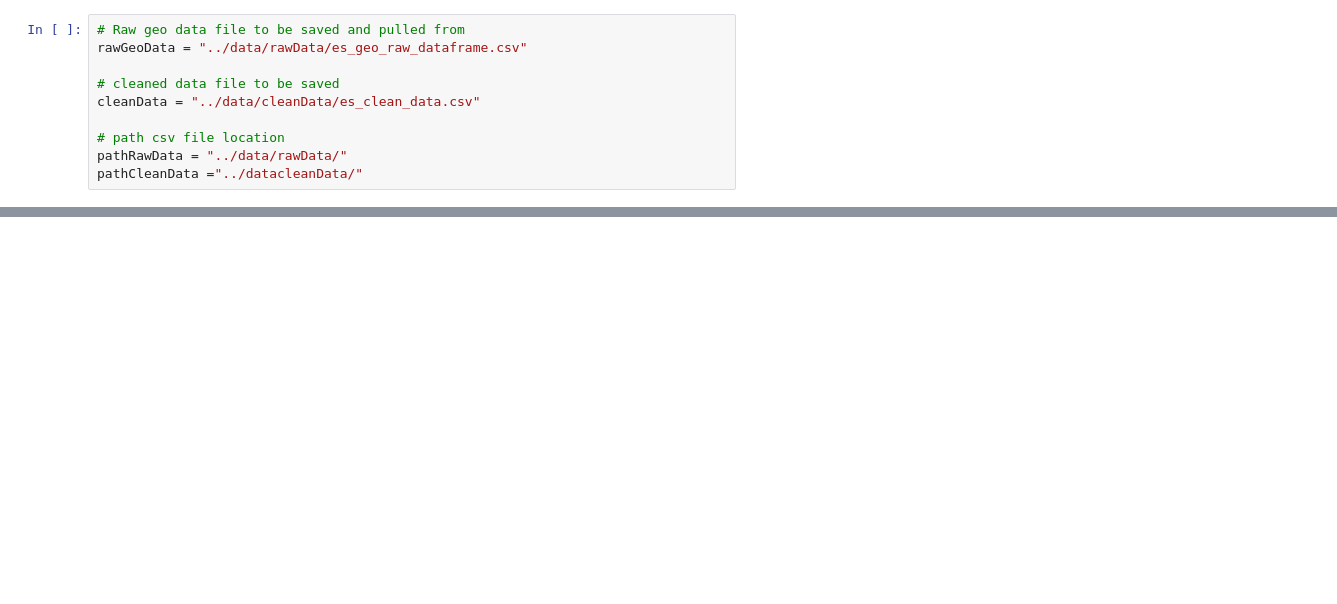
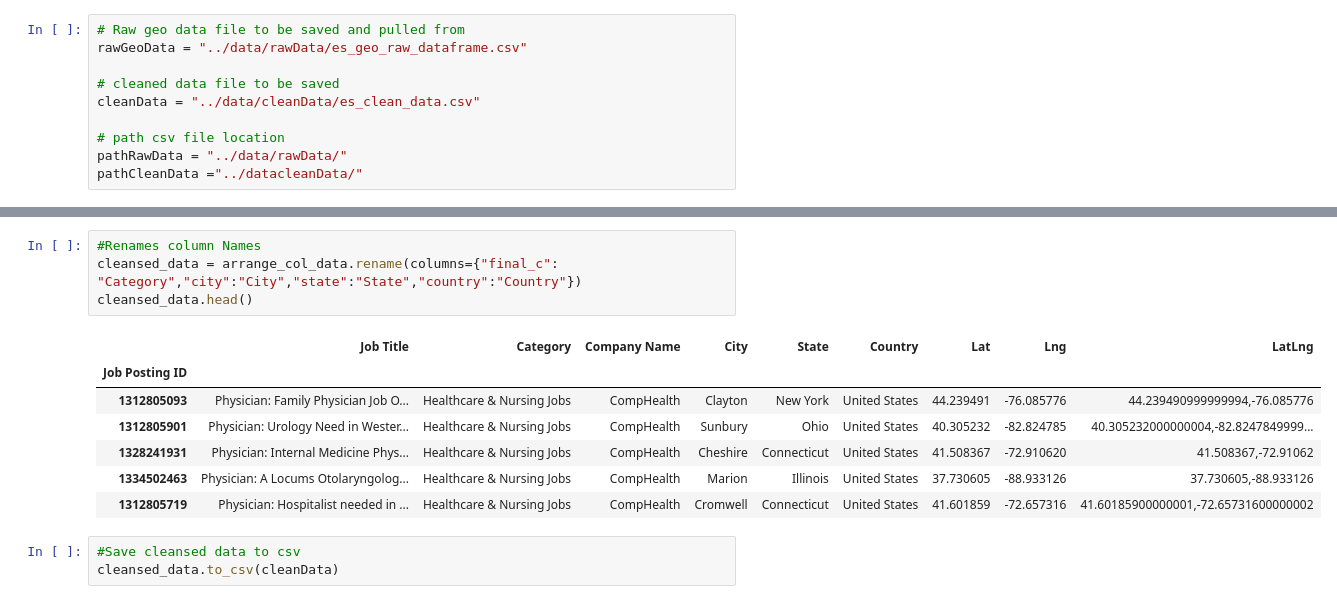
Before and after one commit to jmitterh/ProjectOnePyBootCamp, a Jupyter notebook: notebooks/ES_Cleaning_Up_Data.ipynb, the cells around one changed output, grey strips where cells are left out. Cells and saved outputs as stored; diff of their text form; blank space fills up the shorter version.

```diff
--- a/notebooks/ES_Cleaning_Up_Data.ipynb
+++ b/notebooks/ES_Cleaning_Up_Data.ipynb
@@ -31,0 +211,15 @@ geo_csv_file_copy = geo_csv_file.copy()
+# %%
+#Renames column Names
+cleansed_data = arrange_col_data.rename(columns={"final_c": "Category","city":"City","state":"State","country":"Country"})
+cleansed_data.head()
+# %% [output]
+|  | Job Title | Category | Company Name | City | State | Country | Lat | Lng | LatLng |
+| Job Posting ID |  |  |  |  |  |  |  |  |  |
+| 1312805093 | Physician: Family Physician Job O... | Healthcare & Nursing Jobs | CompHealth | Clayton | New York | United States | 44.239491 | -76.085776 | 44.239490999999994,-76.085776 |
+| 1312805901 | Physician: Urology Need in Wester... | Healthcare & Nursing Jobs | CompHealth | Sunbury | Ohio | United States | 40.305232 | -82.824785 | 40.305232000000004,-82.8247849999... |
+| 1328241931 | Physician: Internal Medicine Phys... | Healthcare & Nursing Jobs | CompHealth | Cheshire | Connecticut | United States | 41.508367 | -72.910620 | 41.508367,-72.91062 |
+| 1334502463 | Physician: A Locums Otolaryngolog... | Healthcare & Nursing Jobs | CompHealth | Marion | Illinois | United States | 37.730605 | -88.933126 | 37.730605,-88.933126 |
+| 1312805719 | Physician: Hospitalist needed in ... | Healthcare & Nursing Jobs | CompHealth | Cromwell | Connecticut | United States | 41.601859 | -72.657316 | 41.60185900000001,-72.65731600000002 |
+# %%
+#Save cleansed data to csv
+cleansed_data.to_csv(cleanData)
```
Also changed, not shown: parts of 11 cells of this notebook, 33 other files.
